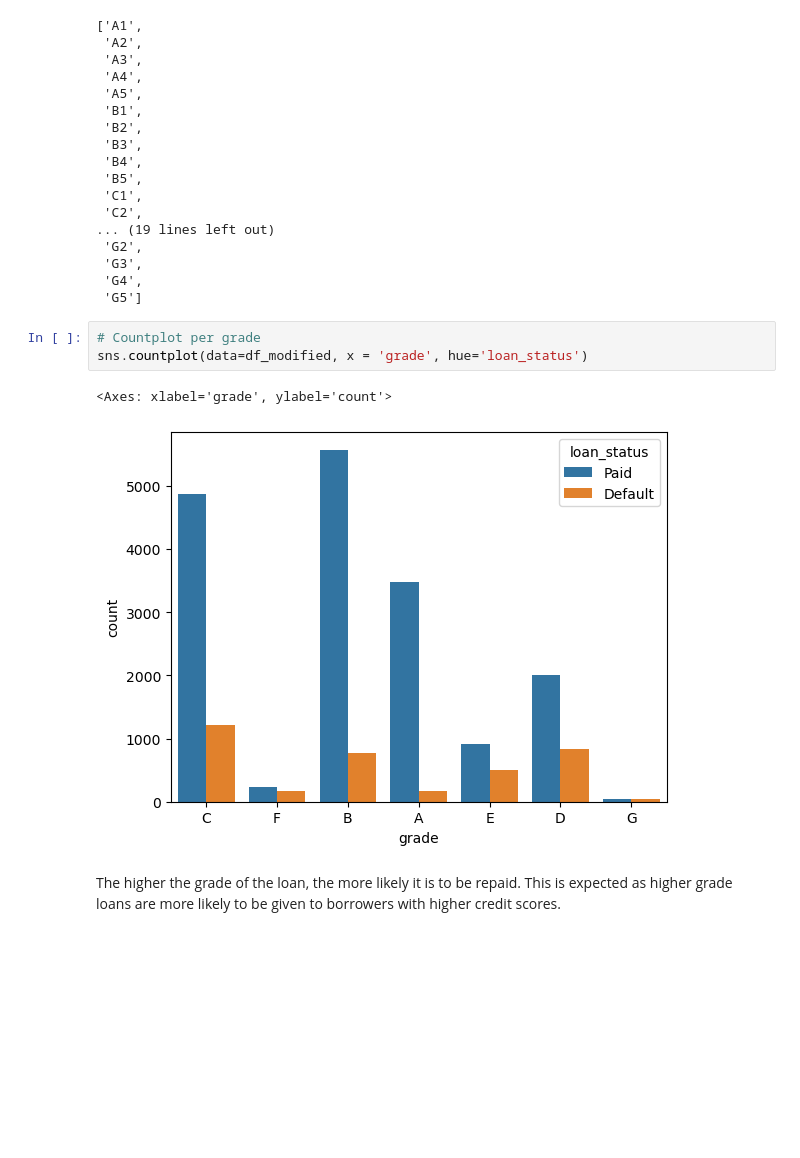
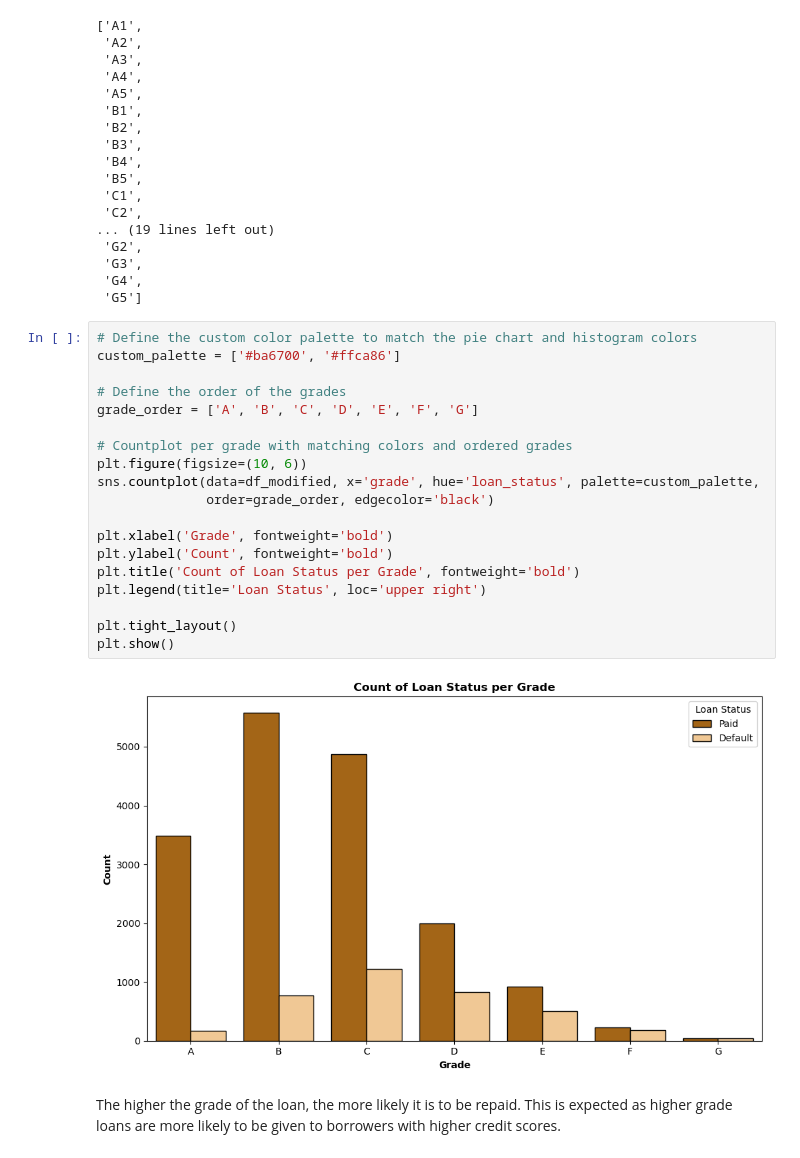
Before and after one commit to rachellliao/loan-default-prediction, a Jupyter notebook: 2. EDA.ipynb, the cells around one changed output. Saved outputs shown, nothing was run; the diff lists cells and outputs as text; blank space fills up the shorter version.

```diff
--- a/2. EDA.ipynb
+++ b/2. EDA.ipynb
@@ -358,12 +367,27 @@ sorted(list(df_modified['sub_grade'].unique()))
  'G3',
  'G4',
  'G5']
-# %%
-# Countplot per grade
-sns.countplot(data=df_modified, x = 'grade', hue='loan_status')
-# %% [output]
-<Axes: xlabel='grade', ylabel='count'>
-[figure, removed]
+# %%
+# Define the custom color palette to match the pie chart and histogram colors
+custom_palette = ['#ba6700', '#ffca86']
+
+# Define the order of the grades
+grade_order = ['A', 'B', 'C', 'D', 'E', 'F', 'G']
+
+# Countplot per grade with matching colors and ordered grades
+plt.figure(figsize=(10, 6))
+sns.countplot(data=df_modified, x='grade', hue='loan_status', palette=custom_palette,
+              order=grade_order, edgecolor='black')
+
+plt.xlabel('Grade', fontweight='bold')
+plt.ylabel('Count', fontweight='bold')
+plt.title('Count of Loan Status per Grade', fontweight='bold')
+plt.legend(title='Loan Status', loc='upper right')
+
+plt.tight_layout()
+plt.show()
+# %% [output]
+[figure, added]
 # %% [markdown]
 The higher the grade of the loan, the more likely it is to be repaid. This is expected as higher grade loans are more likely to be given to borrowers with higher credit scores.
 # %% [markdown]
```
Also changed, not shown: parts of 6 cells of this notebook.
